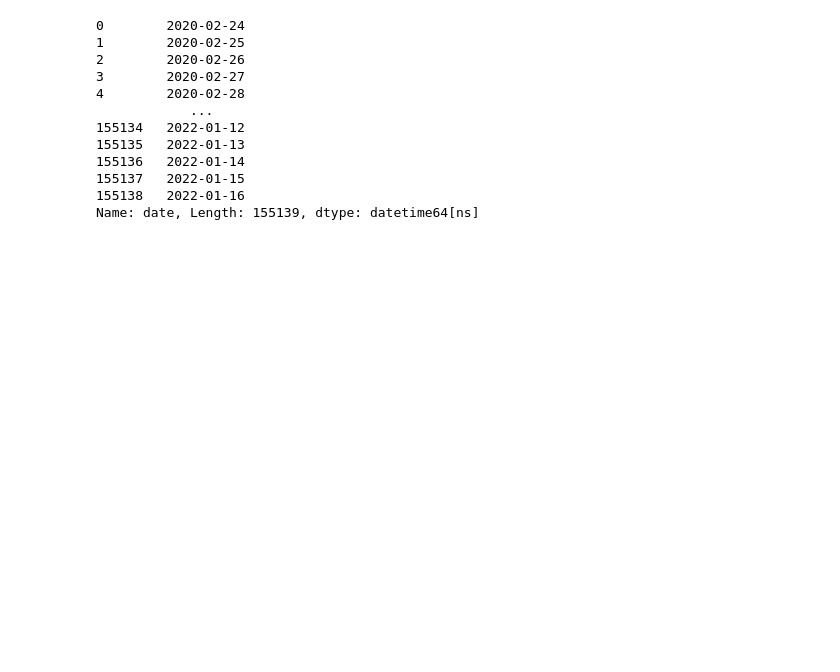
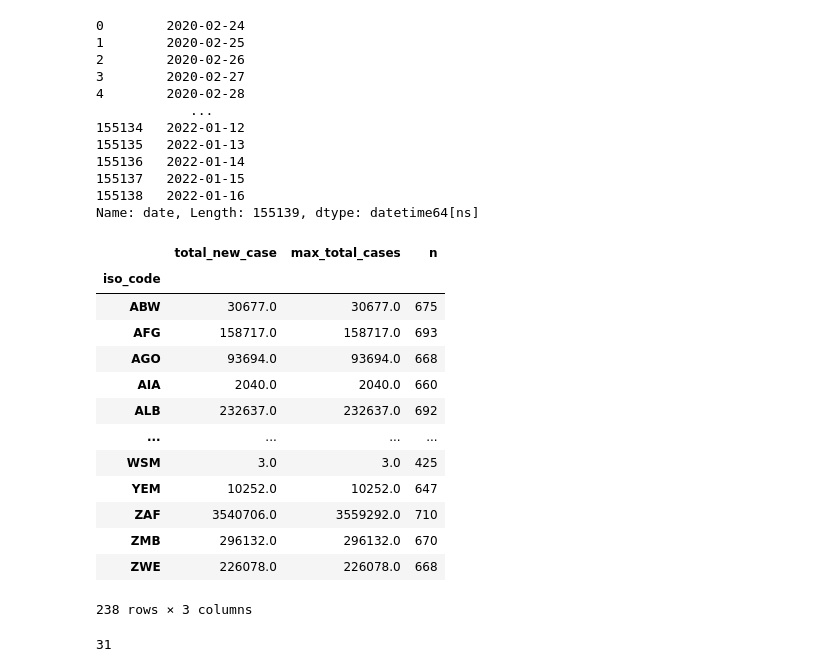
Before and after one commit to brokenpumpernickel/PwZN2022_Live, a Jupyter notebook: scripts/Lab011/pandas.ipynb, the cells around one changed output. Saved outputs shown, nothing was run; the diff lists cells and outputs as text; code cells hidden in the pictures; blank space fills up the shorter version.

```diff
--- a/scripts/Lab011/pandas.ipynb
+++ b/scripts/Lab011/pandas.ipynb
@@ -548,3 +548,25 @@ cd.date
 155137   2022-01-15
 155138   2022-01-16
 Name: date, Length: 155139, dtype: datetime64[ns]
+# %%
+cda = cd.groupby('iso_code').agg(total_new_case = ('new_cases', np.sum), max_total_cases = ('total_cases', np.max), n = ('total_cases', 'size'))
+cda
+# %% [output]
+|  | total_new_case | max_total_cases | n |
+| iso_code |  |  |  |
+| ABW | 30677.0 | 30677.0 | 675 |
+| AFG | 158717.0 | 158717.0 | 693 |
+| AGO | 93694.0 | 93694.0 | 668 |
+| AIA | 2040.0 | 2040.0 | 660 |
+| ALB | 232637.0 | 232637.0 | 692 |
+| ... | ... | ... | ... |
+| WSM | 3.0 | 3.0 | 425 |
+| YEM | 10252.0 | 10252.0 | 647 |
+| ZAF | 3540706.0 | 3559292.0 | 710 |
+| ZMB | 296132.0 | 296132.0 | 670 |
+| ZWE | 226078.0 | 226078.0 | 668 |
+238 rows × 3 columns
+# %%
+(cda.total_new_case != cda.max_total_cases).sum()
+# %% [output]
+31
```
Also changed, not shown: parts of 1 cell of this notebook.
